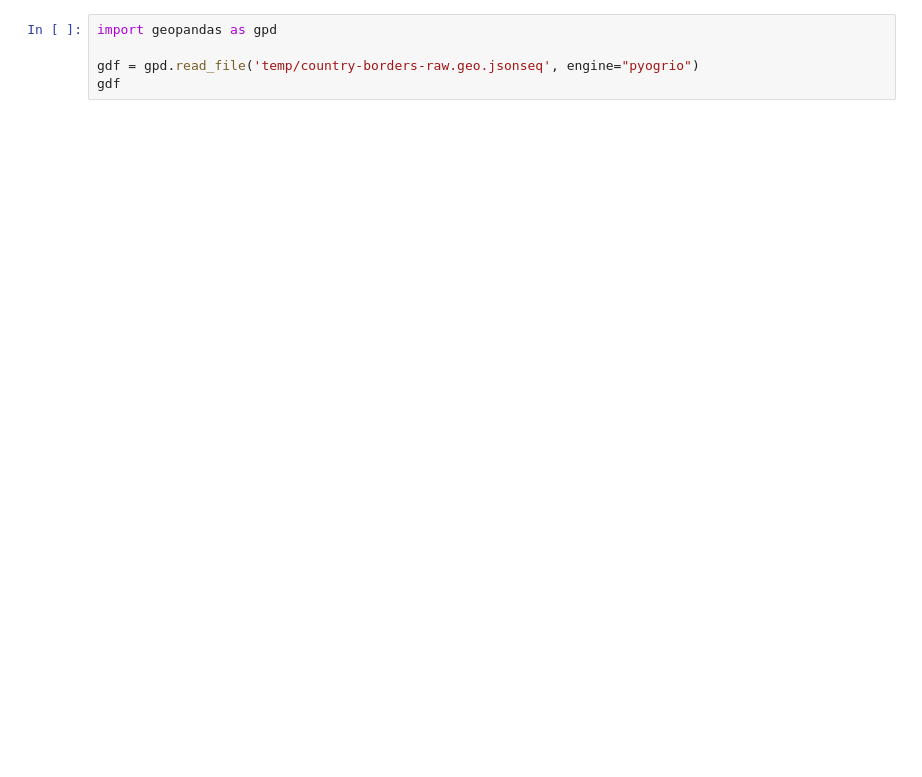
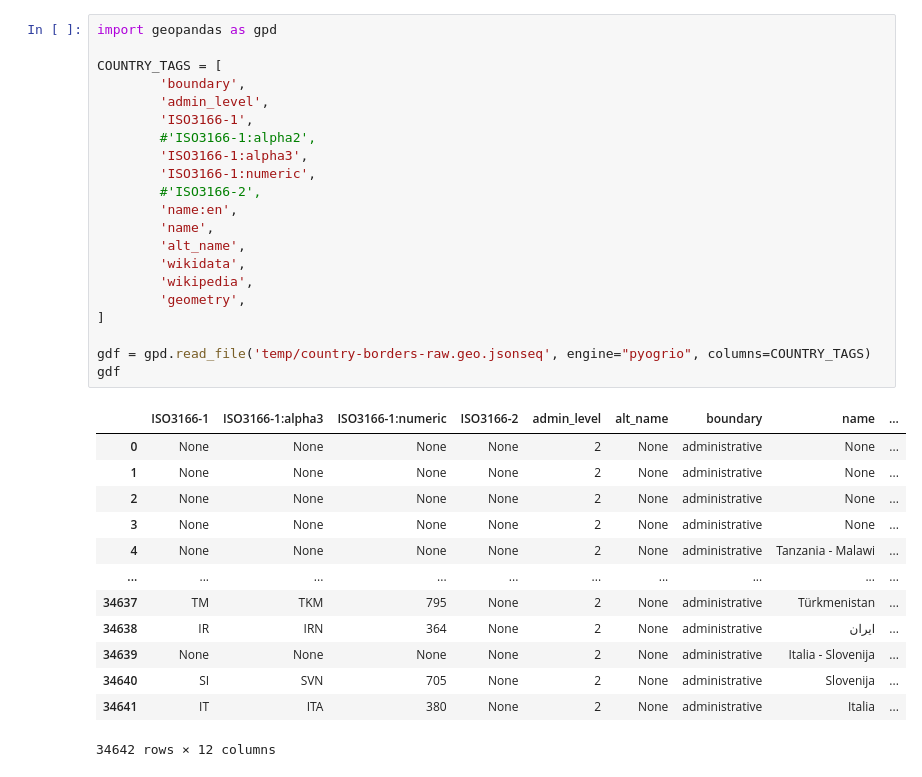
Before and after one commit to dagnelies/open-street-data, a Jupyter notebook: extracts-borders.ipynb, the cells around one changed output. Drawn from its saved outputs; the diff is of its cells as text; blank space fills up the shorter version.

```diff
--- a/extracts-borders.ipynb
+++ b/extracts-borders.ipynb
@@ -1,7 +1,37 @@
 # %%
 import geopandas as gpd
 
-gdf = gpd.read_file('temp/country-borders-raw.geo.jsonseq', engine="pyogrio")
+COUNTRY_TAGS = [
+        'boundary',
+        'admin_level',
+        'ISO3166-1',
+        #'ISO3166-1:alpha2',
+        'ISO3166-1:alpha3',
+        'ISO3166-1:numeric',
+        #'ISO3166-2',
+        'name:en',
+        'name',
+        'alt_name',
+        'wikidata',
+        'wikipedia',
+        'geometry',
+]
+
+gdf = gpd.read_file('temp/country-borders-raw.geo.jsonseq', engine="pyogrio", columns=COUNTRY_TAGS)
 gdf
+# %% [output]
+|  | ISO3166-1 | ISO3166-1:alpha3 | ISO3166-1:numeric | ISO3166-2 | admin_level | alt_name | boundary | name | ... |
+| 0 | None | None | None | None | 2 | None | administrative | None | ... |
+| 1 | None | None | None | None | 2 | None | administrative | None | ... |
+| 2 | None | None | None | None | 2 | None | administrative | None | ... |
+| 3 | None | None | None | None | 2 | None | administrative | None | ... |
+| 4 | None | None | None | None | 2 | None | administrative | Tanzania - Malawi | ... |
+| ... | ... | ... | ... | ... | ... | ... | ... | ... | ... |
+| 34637 | TM | TKM | 795 | None | 2 | None | administrative | Türkmenistan | ... |
+| 34638 | IR | IRN | 364 | None | 2 | None | administrative | ایران | ... |
+| 34639 | None | None | None | None | 2 | None | administrative | Italia - Slovenija | ... |
+| 34640 | SI | SVN | 705 | None | 2 | None | administrative | Slovenija | ... |
+| 34641 | IT | ITA | 380 | None | 2 | None | administrative | Italia | ... |
+34642 rows × 12 columns
 # %%
 gdf.plot(figsize=(20,20))
```
Also changed, not shown: parts of 10 cells of this notebook, 9 other files.
